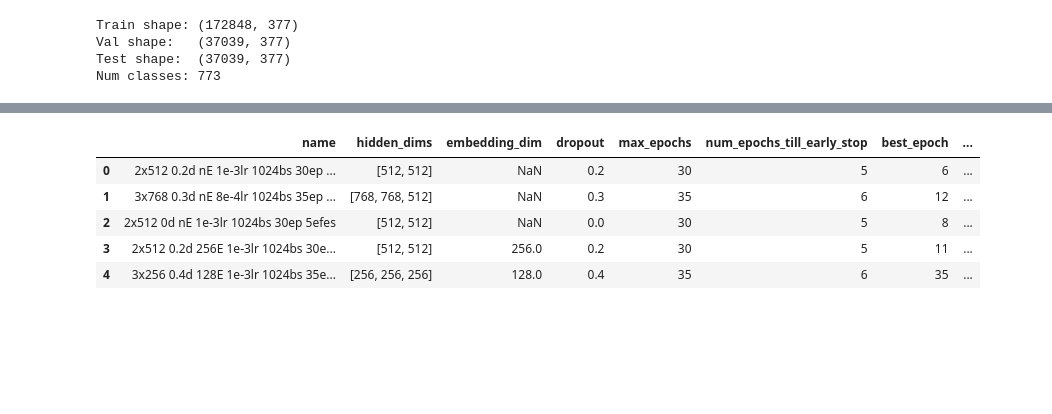
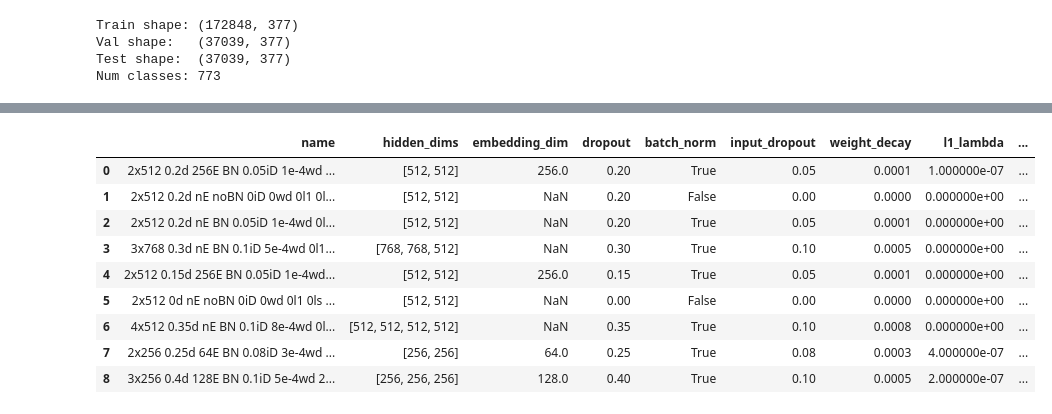
Before and after one commit to Nico-Jimene/nndl_proj, a Jupyter notebook: MLP.ipynb, the cells around one changed output, grey strips where cells are left out. Drawn from its saved outputs; the diff is of its cells as text; code cells hidden in the pictures; blank space fills up the shorter version.

Commit message:
Added regularization and regularization related experiments.

```diff
--- a/MLP.ipynb
+++ b/MLP.ipynb
@@ -281,6 +301,11 @@ class ExperimentConfig:
     batch_size: int
     max_epochs: int
     num_epochs_till_early_stop: int
+    batch_norm: bool = False
+    input_dropout: float = 0.0
+    weight_decay: float = 0.0
+    l1_lambda: float = 0.0
+    label_smoothing: float = 0.0
 
 
 def accuracy_from_logits(logits: torch.Tensor, y_true: torch.Tensor) -> float:
@@ -392,12 +417,18 @@ def train_one_experiment(
         hidden_dims=config.hidden_dims,
         dropout=config.dropout,
         embedding_dim=config.embedding_dim,
+        batch_norm=config.batch_norm,
+        input_dropout=config.input_dropout,
     ).to(device)
 
     # We use an Adam optimizer for training for now since it seems like a good choice from what I've seen in class.
     # But we should definitely look into trying different optimizers and maybe different loss functions as I mentioned earlier.
-    optimizer = torch.optim.Adam(model.parameters(), lr=config.lr)
-    criterion = nn.CrossEntropyLoss()
+    # Weight decay here is L2 regularization applied by the optimizer during parameter updates.
+    optimizer = torch.optim.Adam(model.parameters(), lr=config.lr, weight_decay=config.weight_decay)
+
+    # Label smoothing regularization can reduce overconfidence by spreading a little probability mass
+    # away from the one-hot target class during training.
+    criterion = nn.CrossEntropyLoss(label_smoothing=config.label_smoothing)
 
     # Tracks the training history across epochs, which we will return at the end.
     # Each entry in the list is a dictionary containing the metrics for one epoch.
@@ -445,6 +476,15 @@ def train_one_experiment(
 
             # Compute the loss using the criterion, which compares the model's output logits to the true labels for this batch.
             loss = criterion(logits, yb)
+
+            # If configured, add an L1 penalty over weight matrices (not biases) to encourage sparsity.
+            # This is done by summing absolute values of parameters with ndim > 1 (typically linear layer weights).
+            if config.l1_lambda > 0:
+                l1_penalty = torch.zeros((), device=device)
+                for param in model.parameters():
+                    if param.ndim > 1:
+                        l1_penalty = l1_penalty + param.abs().sum()
+                loss = loss + config.l1_lambda * l1_penalty
 
             # Backpropagate the loss to compute the gradients of the model's parameters, and then take an optimization step to update the parameters.
             loss.backward()
@@ -611,6 +763,11 @@ for cfg in EXPERIMENTS:
         "hidden_dims": cfg.hidden_dims,
         "embedding_dim": cfg.embedding_dim,
         "dropout": cfg.dropout,
+        "batch_norm": cfg.batch_norm,
+        "input_dropout": cfg.input_dropout,
+        "weight_decay": cfg.weight_decay,
+        "l1_lambda": cfg.l1_lambda,
+        "label_smoothing": cfg.label_smoothing,
         "max_epochs": cfg.max_epochs,
         "num_epochs_till_early_stop": cfg.num_epochs_till_early_stop,
         "best_epoch": run["best_epoch"]["epoch"],
@@ -647,9 +812,13 @@ Finished in 62.45 seconds
-|  | name | hidden_dims | embedding_dim | dropout | max_epochs | num_epochs_till_early_stop | best_epoch | ... |
-| 0 | 2x512 0.2d nE 1e-3lr 1024bs 30ep ... | [512, 512] | NaN | 0.2 | 30 | 5 | 6 | ... |
-| 1 | 3x768 0.3d nE 8e-4lr 1024bs 35ep ... | [768, 768, 512] | NaN | 0.3 | 35 | 6 | 12 | ... |
-| 2 | 2x512 0d nE 1e-3lr 1024bs 30ep 5efes | [512, 512] | NaN | 0.0 | 30 | 5 | 8 | ... |
-| 3 | 2x512 0.2d 256E 1e-3lr 1024bs 30e... | [512, 512] | 256.0 | 0.2 | 30 | 5 | 11 | ... |
-| 4 | 3x256 0.4d 128E 1e-3lr 1024bs 35e... | [256, 256, 256] | 128.0 | 0.4 | 35 | 6 | 35 | ... |
+|  | name | hidden_dims | embedding_dim | dropout | batch_norm | input_dropout | weight_decay | l1_lambda | ... |
+| 0 | 2x512 0.2d 256E BN 0.05iD 1e-4wd ... | [512, 512] | 256.0 | 0.20 | True | 0.05 | 0.0001 | 1.000000e-07 | ... |
+| 1 | 2x512 0.2d nE noBN 0iD 0wd 0l1 0l... | [512, 512] | NaN | 0.20 | False | 0.00 | 0.0000 | 0.000000e+00 | ... |
+| 2 | 2x512 0.2d nE BN 0.05iD 1e-4wd 0l... | [512, 512] | NaN | 0.20 | True | 0.05 | 0.0001 | 0.000000e+00 | ... |
+| 3 | 3x768 0.3d nE BN 0.1iD 5e-4wd 0l1... | [768, 768, 512] | NaN | 0.30 | True | 0.10 | 0.0005 | 0.000000e+00 | ... |
+| 4 | 2x512 0.15d 256E BN 0.05iD 1e-4wd... | [512, 512] | 256.0 | 0.15 | True | 0.05 | 0.0001 | 0.000000e+00 | ... |
+| 5 | 2x512 0d nE noBN 0iD 0wd 0l1 0ls ... | [512, 512] | NaN | 0.00 | False | 0.00 | 0.0000 | 0.000000e+00 | ... |
+| 6 | 4x512 0.35d nE BN 0.1iD 8e-4wd 0l... | [512, 512, 512, 512] | NaN | 0.35 | True | 0.10 | 0.0008 | 0.000000e+00 | ... |
+| 7 | 2x256 0.25d 64E BN 0.08iD 3e-4wd ... | [256, 256] | 64.0 | 0.25 | True | 0.08 | 0.0003 | 4.000000e-07 | ... |
+| 8 | 3x256 0.4d 128E BN 0.1iD 5e-4wd 2... | [256, 256, 256] | 128.0 | 0.40 | True | 0.10 | 0.0005 | 2.000000e-07 | ... |
 # %%
 # Figure out the index of the best run according to validation accuracy,
 # get the name of that run, and then find the full run output corresponding to that name
```
Also changed, not shown: parts of 7 cells of this notebook.
